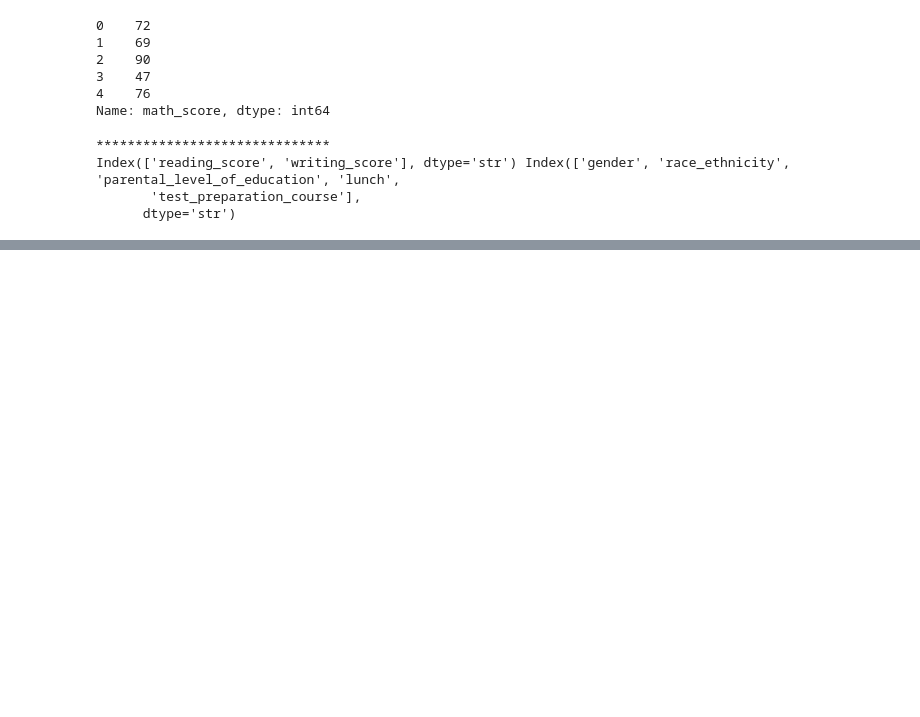
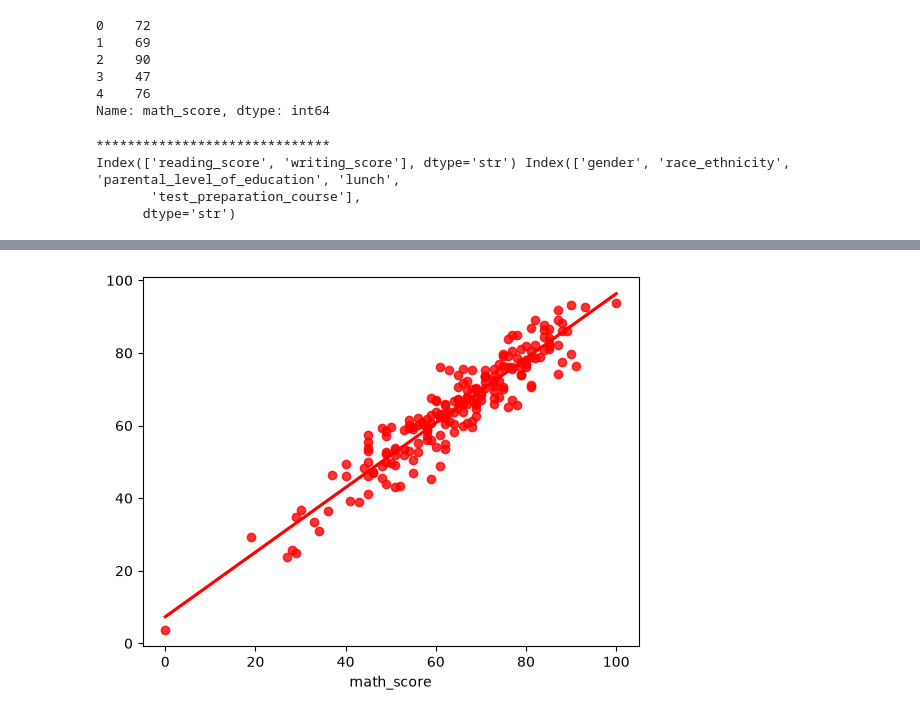
Before and after one commit to NeerajSingnath/StudentPerformance, a Jupyter notebook: notebooks/model_training.ipynb, the cells around one changed output, grey strips where cells are left out. Cells and saved outputs as stored; diff of their text form; code cells hidden in the pictures; blank space fills up the shorter version.

```diff
--- a/notebooks/model_training.ipynb
+++ b/notebooks/model_training.ipynb
@@ -77,0 +212,4 @@ Index(['gender', 'race_ethnicity', 'parental_level_of_education', 'lunch',
+# %%
+sns.regplot(x=y_test,y=y_pred,ci=None,color ='red');
+# %% [output]
+[figure, added]
```
Also changed, not shown: parts of 11 cells of this notebook, 5 other files.
